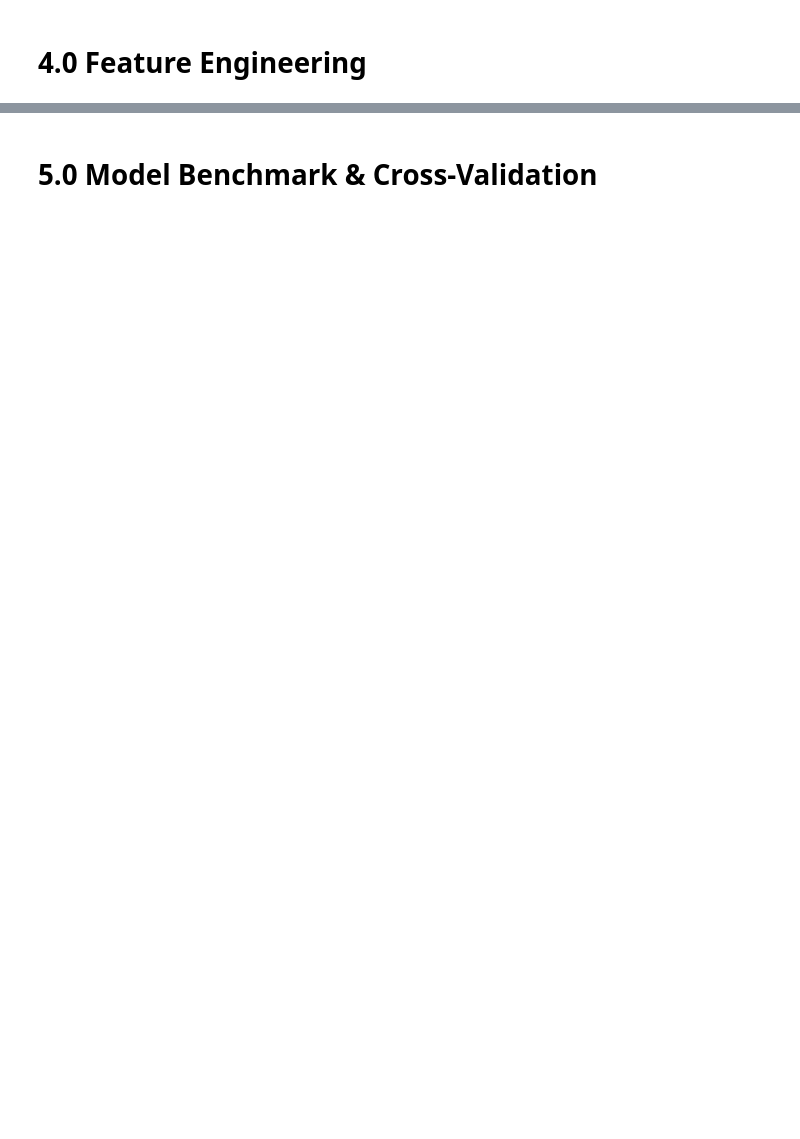
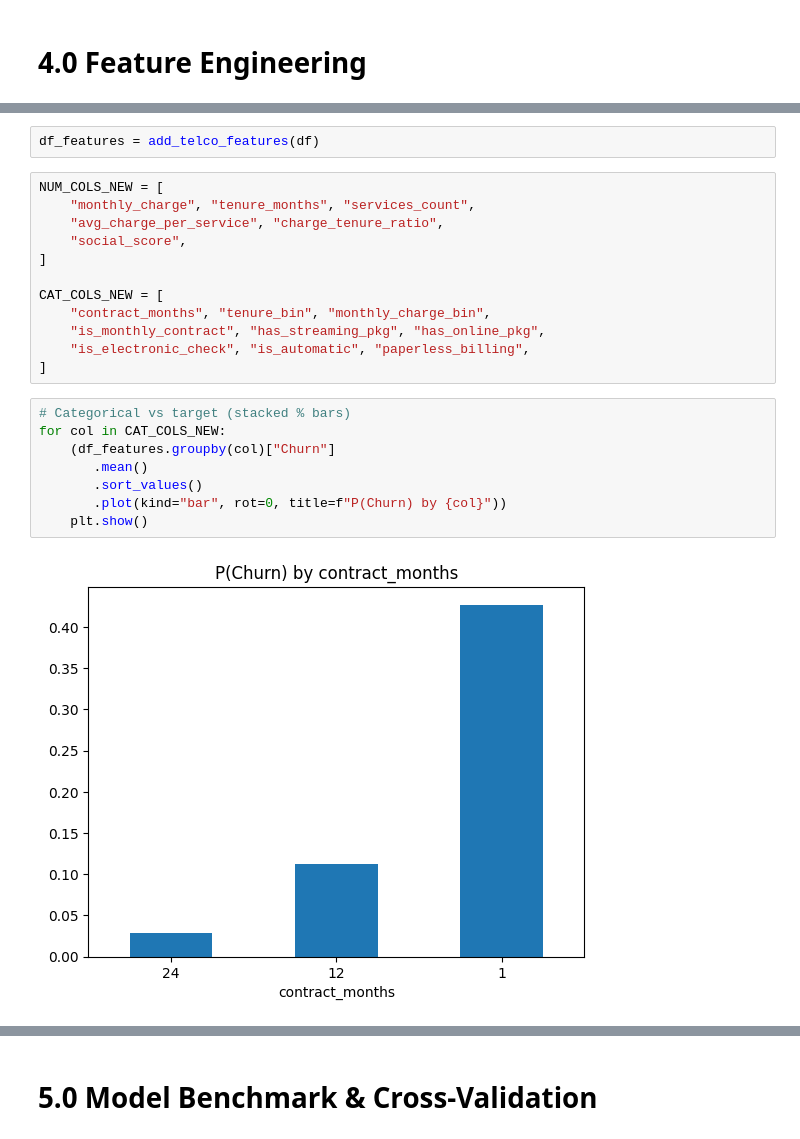
Before and after one commit to sidneipj1/telco_churn_case, a Jupyter notebook: notebooks/00_exploration_telco_churn_case.ipynb, the cells around one changed output, grey strips where cells are left out. Drawn from its saved outputs; the diff is of its cells as text; blank space fills up the shorter version.

```diff
--- a/notebooks/00_exploration_telco_churn_case.ipynb
+++ b/notebooks/00_exploration_telco_churn_case.ipynb
@@ -494,0 +879,24 @@ plot_correlation_matrix(df, cols=["tenure", "MonthlyCharges", "TotalCharges", "C
+# %%
+df_features = add_telco_features(df)
+# %%
+NUM_COLS_NEW = [
+    "monthly_charge", "tenure_months", "services_count",
+    "avg_charge_per_service", "charge_tenure_ratio",
+    "social_score",
+]
+
+CAT_COLS_NEW = [
+    "contract_months", "tenure_bin", "monthly_charge_bin",
+    "is_monthly_contract", "has_streaming_pkg", "has_online_pkg",
+    "is_electronic_check", "is_automatic", "paperless_billing",
+]
+# %%
+# Categorical vs target (stacked % bars)
+for col in CAT_COLS_NEW:
+    (df_features.groupby(col)["Churn"]
+       .mean()
+       .sort_values()
+       .plot(kind="bar", rot=0, title=f"P(Churn) by {col}"))
+    plt.show()
+# %% [output]
+[figure, added]
```
Also changed, not shown: parts of 18 cells of this notebook, 5 other files.
